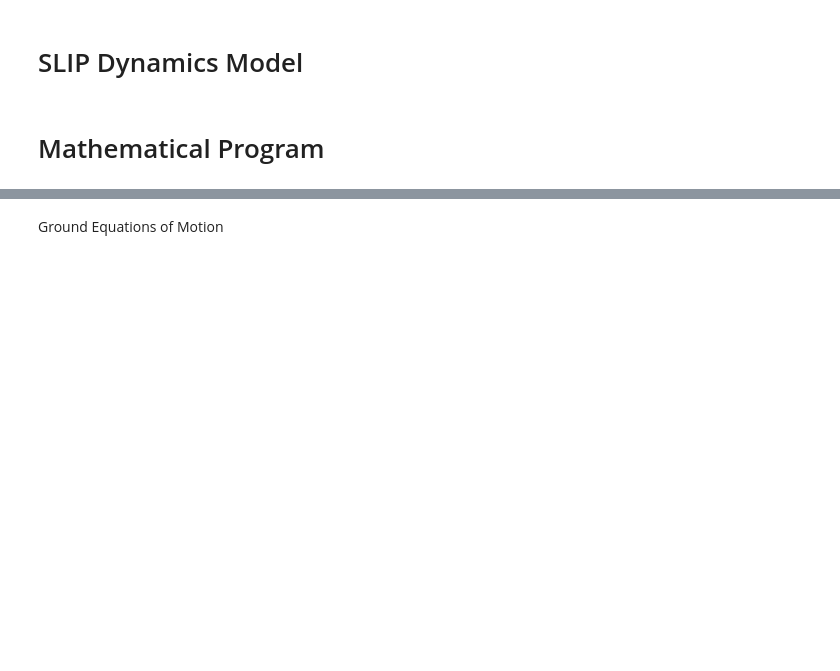
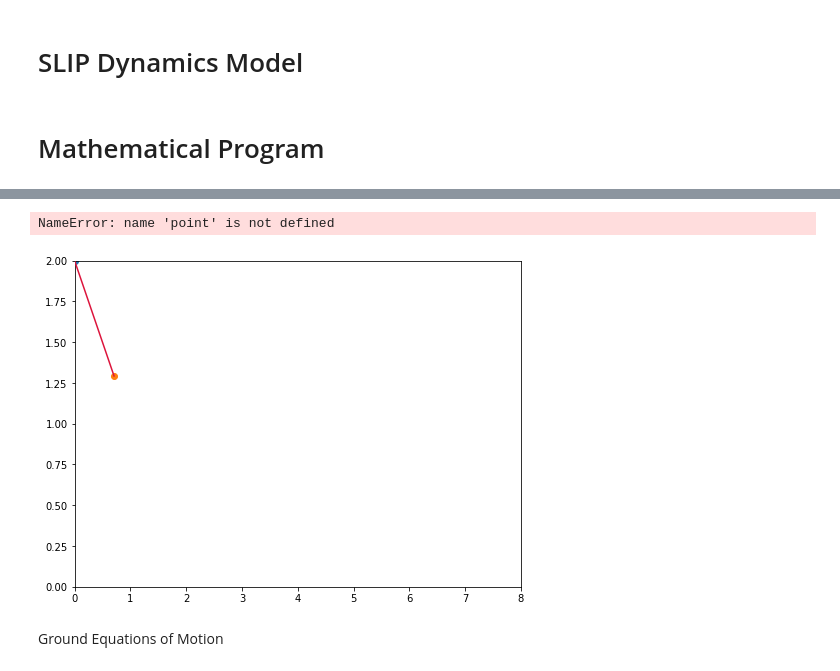
Before and after one commit to yu-fz/ROB-545-Final-Project, a Jupyter notebook: SLIP_solveTO.ipynb, the cells around one changed output, grey strips where cells are left out. Drawn from its saved outputs; the diff is of its cells as text; code cells hidden in the pictures; blank space fills up the shorter version.

Commit message:
animation changes

```diff
--- a/SLIP_solveTO.ipynb
+++ b/SLIP_solveTO.ipynb
@@ -350,3 +354,44 @@ plt.show()
+# %%
+def animate(q):
+    assert len(q.shape) == 2
+    assert q.shape[-1] == 4
+
+    plt.rcParams["figure.figsize"] = 8,6
+
+    fig, ax = plt.subplots()
+    import matplotlib.animation as animation
+
+    ax.axis([0,int(max(q[:,0])),0,2])
+
+    base, = ax.plot(0, 1, marker="o")
+    foot, = ax.plot(0, 1, marker="o")
+    line, = ax.plot([], [], color="crimson", zorder=4)
+
+    def update(t):
+        t = int(t)
+        x, z, l, theta = [q[t,i] for i in range(q.shape[-1])]
+
+        base.set_data([x],[z])
+
+        foot_z = z - l * np.cos(theta)
+        foot_x = x - l * np.sin(theta)
+        foot.set_data([foot_x], [foot_z])
+        line.set_data([x, foot_x], [z, foot_z])
+        return point,
+
+    # create animation with 10ms interval, which is repeated,
+    # provide the full circle (0,2pi) as parameters
+    ani = animation.FuncAnimation(fig, update, interval=10, blit=True, repeat=True,
+                        frames=np.linspace(0, len(q), num=len(q), endpoint=False))
+    from IPython.display import HTML
+    writer = animation.writers['ffmpeg'](fps=15, metadata=dict(artist='Me'), bitrate=1800)
+    ani.save('traj.mp4', writer=writer)
+    return HTML(ani.to_jshtml())
+
+animate(pos)
+# %% [output]
+NameError: name 'point' is not defined
+[figure, added]
 # %% [markdown]
 Ground Equations of Motion
 # %%
```
Also changed, not shown: parts of 5 cells of this notebook.
